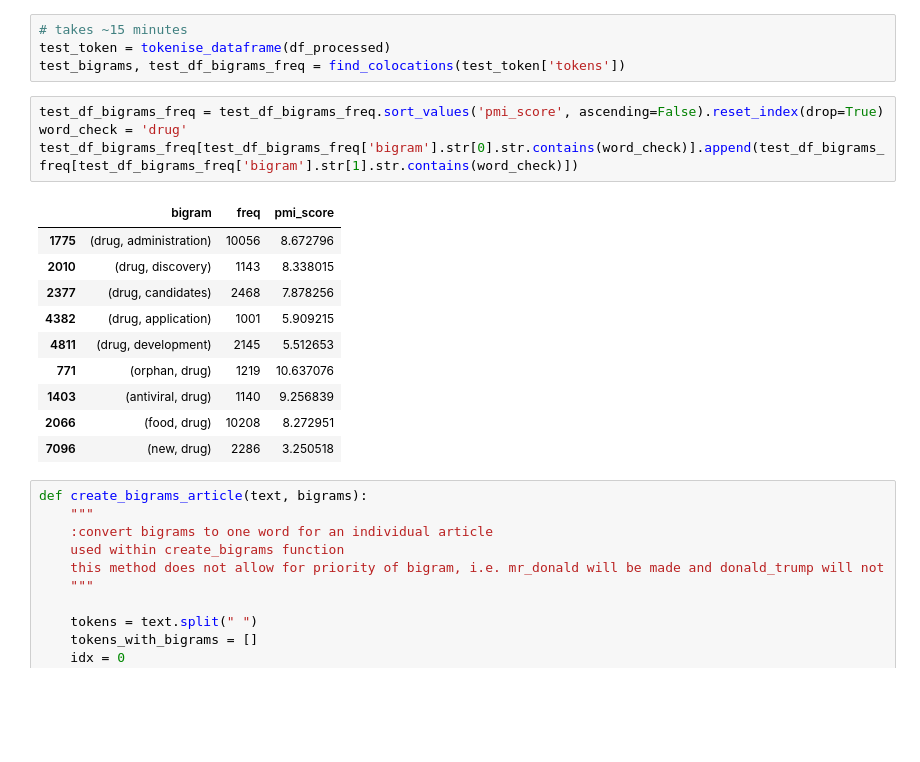
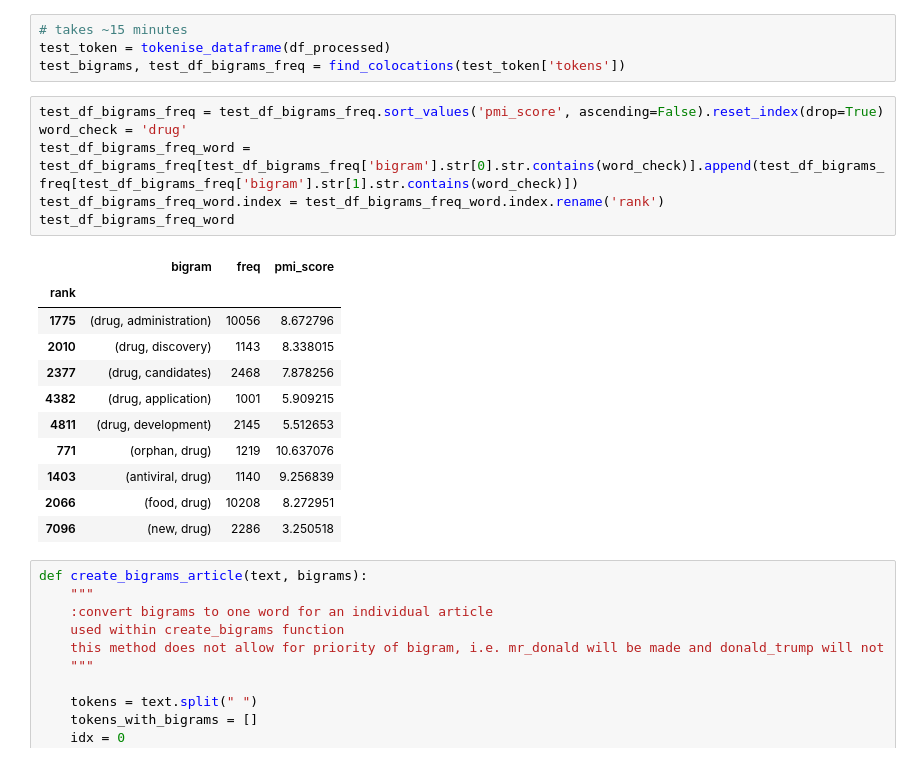
Before and after one commit to TraceyEtheridge/Thesis, a Jupyter notebook: 01_Data_Preprocessing.ipynb, the cells around one changed output. Drawn from its saved outputs; the diff is of its cells as text; blank space fills up the shorter version.

```diff
--- a/Data_Preprocessing.ipynb
+++ b/01_Data_Preprocessing.ipynb
@@ -408,9 +400,12 @@ test_bigrams, test_df_bigrams_freq = find_colocations(test_token['tokens'])
 # %%
 test_df_bigrams_freq = test_df_bigrams_freq.sort_values('pmi_score', ascending=False).reset_index(drop=True)
 word_check = 'drug'
-test_df_bigrams_freq[test_df_bigrams_freq['bigram'].str[0].str.contains(word_check)].append(test_df_bigrams_freq[test_df_bigrams_freq['bigram'].str[1].str.contains(word_check)])
+test_df_bigrams_freq_word = test_df_bigrams_freq[test_df_bigrams_freq['bigram'].str[0].str.contains(word_check)].append(test_df_bigrams_freq[test_df_bigrams_freq['bigram'].str[1].str.contains(word_check)])
+test_df_bigrams_freq_word.index = test_df_bigrams_freq_word.index.rename('rank')
+test_df_bigrams_freq_word
 # %% [output]
 |  | bigram | freq | pmi_score |
+| rank |  |  |  |
 | 1775 | (drug, administration) | 10056 | 8.672796 |
 | 2010 | (drug, discovery) | 1143 | 8.338015 |
 | 2377 | (drug, candidates) | 2468 | 7.878256 |
```
Also changed, not shown: parts of 16 cells of this notebook, 1 other file.
